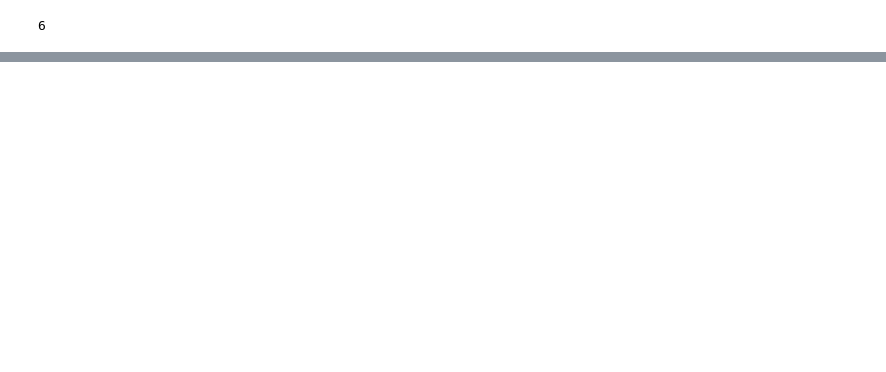
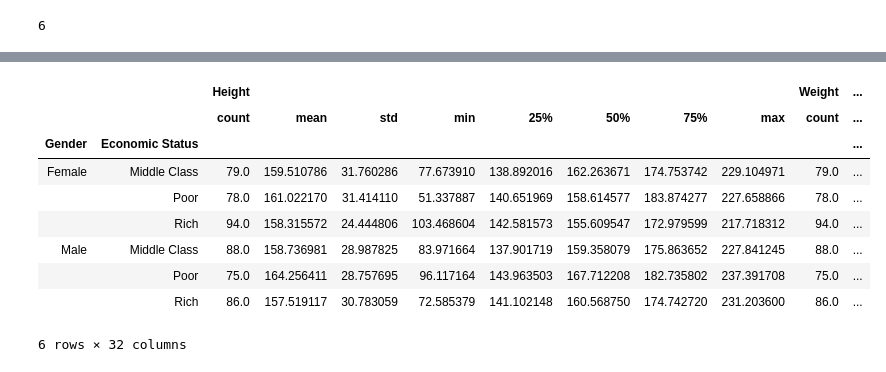
Before and after one commit to nestorsgarzonc/Fundamentals-of-Machine-learning, a Jupyter notebook: Udemy Course/T2-3 Data cleaning, agrupacion de datos.ipynb, the cells around one changed output, grey strips where cells are left out. Cells and saved outputs as stored; diff of their text form; code cells hidden in the pictures; blank space fills up the shorter version.

```diff
--- a/Udemy Course/T2-3 Data cleaning, agrupacion de datos.ipynb
+++ b/Udemy Course/T2-3 Data cleaning, agrupacion de datos.ipynb
@@ -148,0 +184,13 @@ for names, groups in double_group:
+# %%
+double_group.describe()
+# %% [output]
+|  |  | Height |  |  |  |  |  |  |  | Weight | ... |
+|  |  | count | mean | std | min | 25% | 50% | 75% | max | count | ... |
+| Gender | Economic Status |  |  |  |  |  |  |  |  |  | ... |
+| Female | Middle Class | 79.0 | 159.510786 | 31.760286 | 77.673910 | 138.892016 | 162.263671 | 174.753742 | 229.104971 | 79.0 | ... |
+|  | Poor | 78.0 | 161.022170 | 31.414110 | 51.337887 | 140.651969 | 158.614577 | 183.874277 | 227.658866 | 78.0 | ... |
+|  | Rich | 94.0 | 158.315572 | 24.444806 | 103.468604 | 142.581573 | 155.609547 | 172.979599 | 217.718312 | 94.0 | ... |
+| Male | Middle Class | 88.0 | 158.736981 | 28.987825 | 83.971664 | 137.901719 | 159.358079 | 175.863652 | 227.841245 | 88.0 | ... |
+|  | Poor | 75.0 | 164.256411 | 28.757695 | 96.117164 | 143.963503 | 167.712208 | 182.735802 | 237.391708 | 75.0 | ... |
+|  | Rich | 86.0 | 157.519117 | 30.783059 | 72.585379 | 141.102148 | 160.568750 | 174.742720 | 231.203600 | 86.0 | ... |
+6 rows × 32 columns
```
Also changed, not shown: parts of 36 cells of this notebook.
